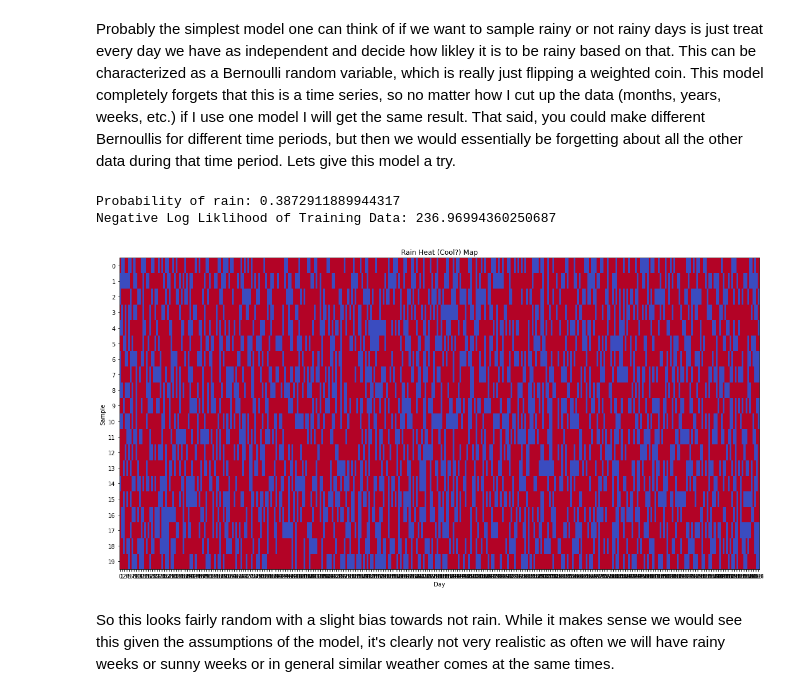
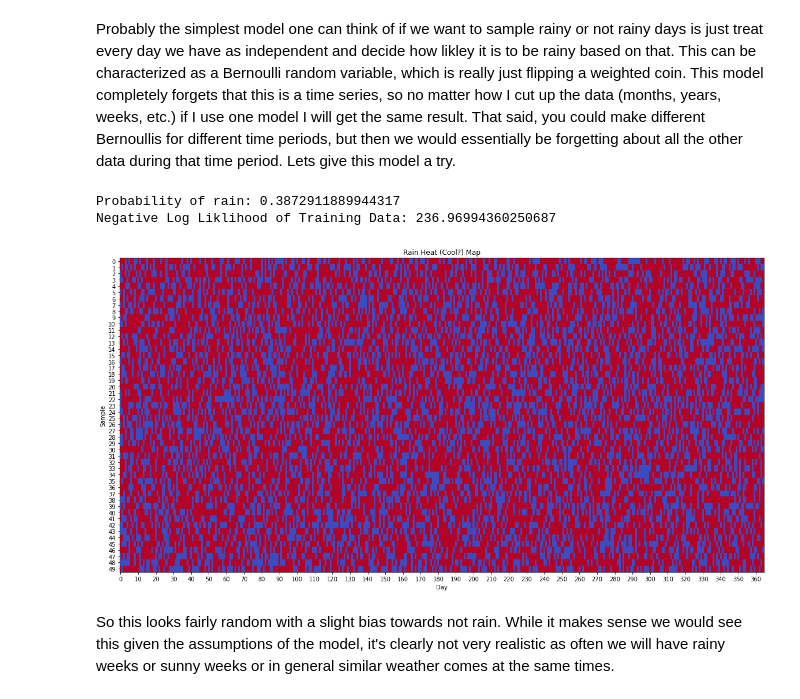
Before and after one commit to AlanJohnM/Modelling-Raincouver, a Jupyter notebook: Raincouver.ipynb, the cells around one changed output. Drawn from its saved outputs; the diff is of its cells as text; code cells hidden in the pictures.

```diff
--- a/Raincouver.ipynb
+++ b/Raincouver.ipynb
@@ -350,6 +345,6 @@ def rainMap(X, start_date=0, figsize=(20,10)):
     plt.xlabel("Day")
     plt.ylabel("Sample")
     plt.yticks(ticks=np.arange(N), labels=range(start_date, start_date+N))
-    plt.xticks(ticks=np.arange(T))
+    plt.xticks(ticks=np.arange(0,T,10))
     plt.imshow(X, interpolation='nearest', aspect='auto', cmap='coolwarm')
     plt.show()
@@ -363,12 +371,12 @@ rainMap(XYears)
 Probably the simplest model one can think of if we want to sample rainy or not rainy days is just treat every day we have as independent and decide how likley it is to be rainy based on that. This can be characterized as a Bernoulli random variable, which is really just flipping a weighted coin. This model completely forgets that this is a time series, so no matter how I cut up the data (months, years, weeks, etc.) if I use one model I will get the same result. That said, you could make different Bernoullis for different time periods, but then we would essentially be forgetting about all the other data during that time period. Lets give this model a try.
 # %%
 RainBernoulli = Bernoulli(XYears)
-BernoulliSamples = RainBernoulli.sample(365,20)
+BernoulliSamples = RainBernoulli.sample(365,50)
 rainMap(BernoulliSamples)
 # %% [output]
 Probability of rain: 0.3872911889944317
 Negative Log Liklihood of Training Data: 236.96994360250687
-[figure, old version]
+[figure, new version]
 # %% [markdown]
 So this looks fairly random with a slight bias towards not rain. While it makes sense we would see this given the assumptions of the model, it's clearly not  very realistic as often we will have rainy weeks or sunny weeks or in general similar weather comes at the same times.
 # %% [markdown]
```
Also changed, not shown: parts of 36 cells of this notebook.
